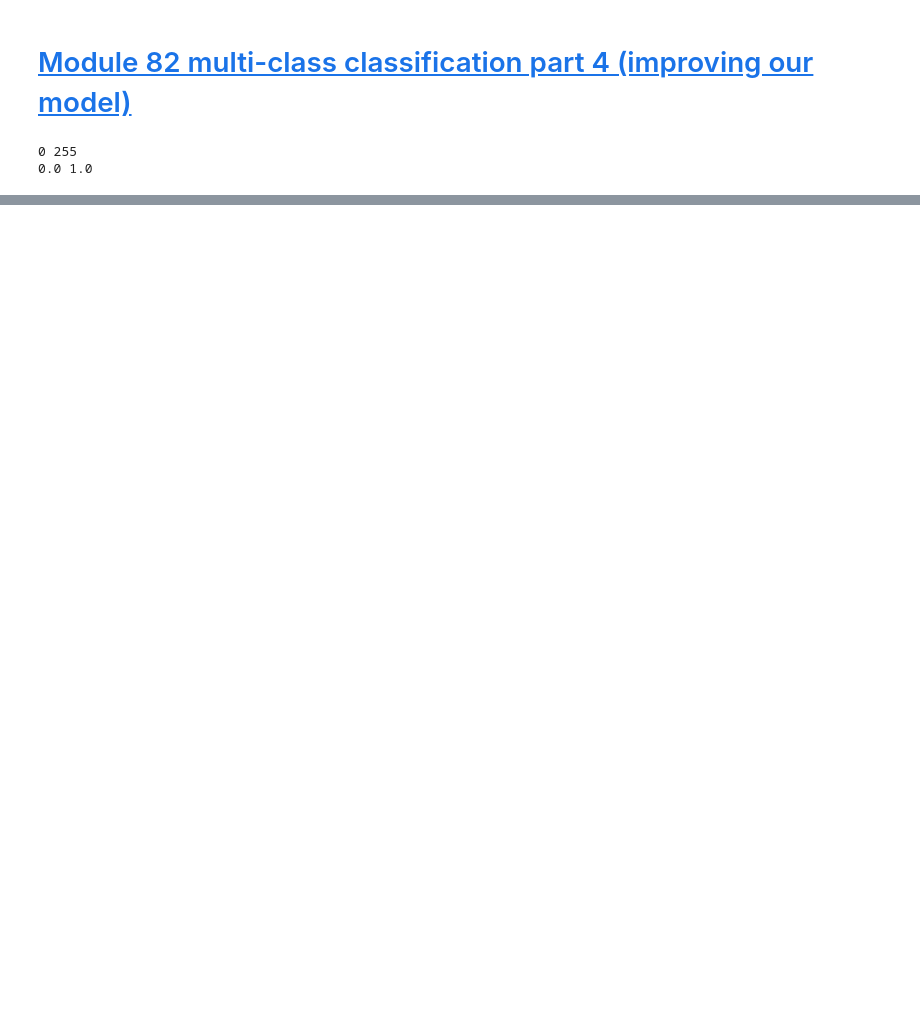
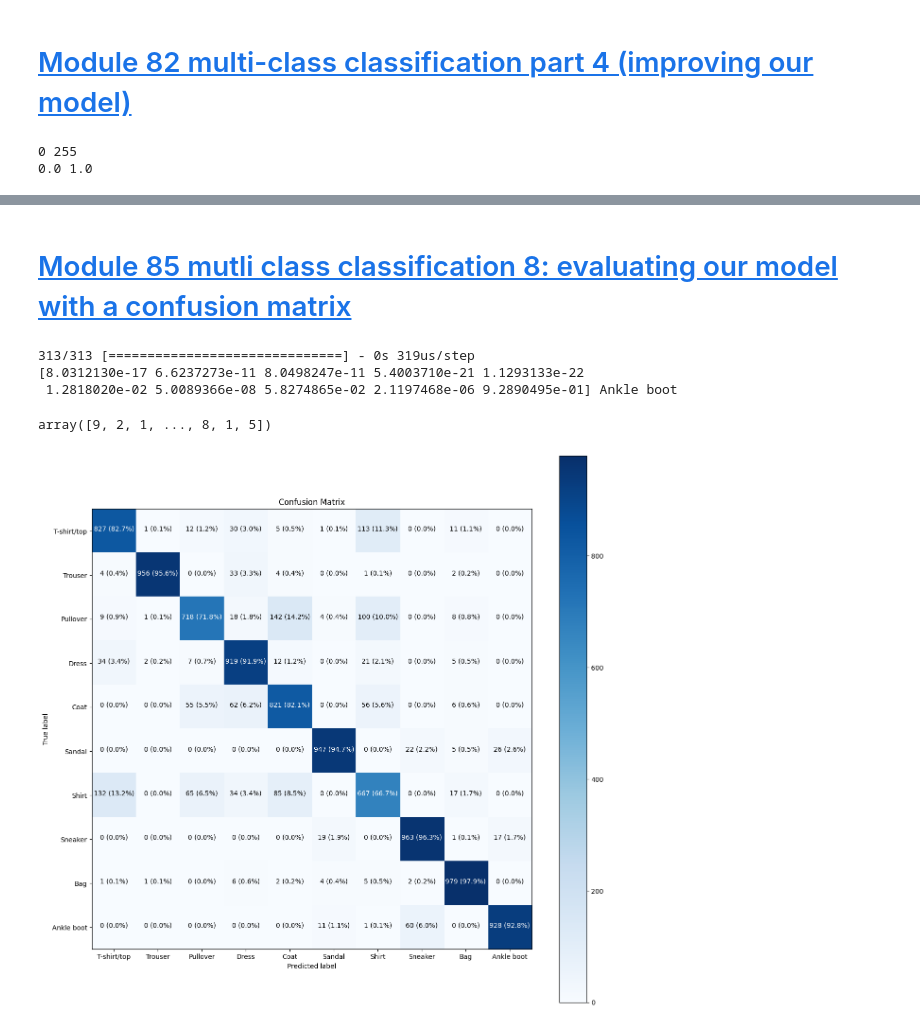
Before and after one commit to nripstein/Tensorflow-Tutorial, a Jupyter notebook: multi-class-classification.ipynb, the cells around one changed output, grey strips where cells are left out. Drawn from its saved outputs; the diff is of its cells as text; code cells hidden in the pictures; blank space fills up the shorter version.

Commit message:
Finished module 86

```diff
--- a/multi-class-classification.ipynb
+++ b/multi-class-classification.ipynb
@@ -186,0 +286,2 @@ Epoch 10/10
+# %% [markdown]
+# [Module 85 mutli class classification 8: evaluating our model with a confusion matrix](https://youtu.be/ZUKz4125WNI?t=12334)
@@ -186,0 +355,17 @@ Epoch 10/10
+# %%
+y_pred_probs = multi_model4.predict(normalized_x_test)
+print(y_pred_probs[0], class_names[np.argmax(y_pred_probs[0])])  # each element of y_pred_probs at index i is p(category i)
+
+# let's turn predict probability arrays into integers
+y_pred = y_pred_probs.argmax(axis=1)
+display(y_pred)
+# %% [output]
+313/313 [==============================] - 0s 319us/step
+[8.0312130e-17 6.6237273e-11 8.0498247e-11 5.4003710e-21 1.1293133e-22
+ 1.2818020e-02 5.0089366e-08 5.8274865e-02 2.1197468e-06 9.2890495e-01] Ankle boot
+array([9, 2, 1, ..., 8, 1, 5])
+# %%
+# compare to expected
+plot_confusion_matrix(test_labels, y_pred, text_size=10, figsize=(15, 15), classes=class_names)
+# %% [output]
+[figure, added]
```
Also changed, not shown: parts of 14 cells of this notebook, 1 other file.
